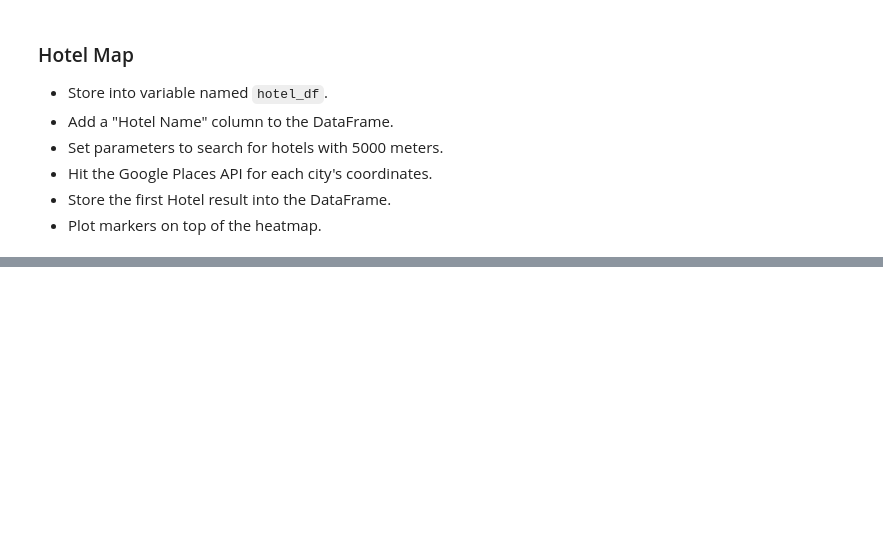
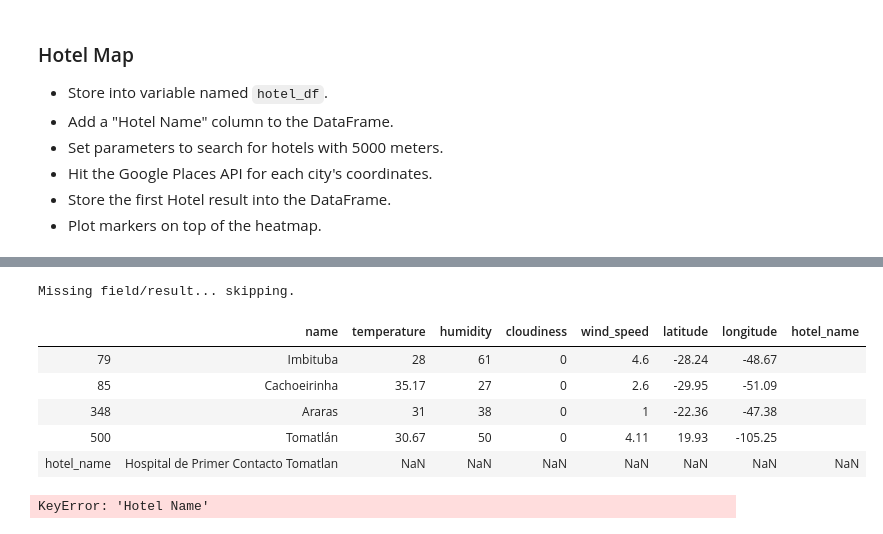
Before and after one commit to jlheen/python-api-challenge, a Jupyter notebook: Code/VacationPy.ipynb, the cells around one changed output, grey strips where cells are left out. Drawn from its saved outputs; the diff is of its cells as text; code cells hidden in the pictures; blank space fills up the shorter version.

```diff
--- a/Code/VacationPy.ipynb
+++ b/Code/VacationPy.ipynb
@@ -104,3 +126,5 @@ ideal_cities.head()
 * Hit the Google Places API for each city's coordinates.
 * Store the first Hotel result into the DataFrame.
 * Plot markers on top of the heatmap.
+# %%
+ideal_df['hotel_name'] = ""
@@ -107,3 +139,52 @@ ideal_cities.head()
+# %%
+## Use the following code to retrieve a hotel in these ideal cities
+
+# params dictionary to update each iteration
+params = {
+    "radius": 50000,
+    "types": "hotel",
+    "key": g_key
+}
+
+# Use the lat/lng we recovered to identify airports
+for index, row in ideal_df.iterrows():
+    # get lat, lng from df
+    lat = row["latitude"]
+    lng = row["longitude"]
+
+    # change location each iteration while leaving original params in place
+    params["location"] = f"{lat},{lng}"
+
+    # Use the search term: "International Airport" and our lat/lng
+    base_url = "https://maps.googleapis.com/maps/api/place/nearbysearch/json"
+
+    # make request and print url
+    name_address = requests.get(base_url, params=params)
+
+#     print the name_address url, avoid doing for public github repos in order to avoid exposing key
+#     print(name_address.url)
+
+    # convert to json
+    name_address = name_address.json()
+    #print(json.dumps(name_address, indent=4, sort_keys=True))
+
+    # Since some data may be missing we incorporate a try-except to skip any that are missing a data point.
+    try:
+        ideal_df.loc["hotel_name"] = name_address['results'][7]
+    except (KeyError, IndexError):
+        print("Missing field/result... skipping.")
+# %% [output]
+Missing field/result... skipping.
+# %%
+# It looks like we may not yet know our hotels!
+ideal_df
+# %% [output]
+|  | name | temperature | humidity | cloudiness | wind_speed | latitude | longitude | hotel_name |
+| 79 | Imbituba | 28 | 61 | 0 | 4.6 | -28.24 | -48.67 |  |
+| 85 | Cachoeirinha | 35.17 | 27 | 0 | 2.6 | -29.95 | -51.09 |  |
+| 348 | Araras | 31 | 38 | 0 | 1 | -22.36 | -47.38 |  |
+| 500 | Tomatlán | 30.67 | 50 | 0 | 4.11 | 19.93 | -105.25 |  |
+| hotel_name | Hospital de Primer Contacto Tomatlan | NaN | NaN | NaN | NaN | NaN | NaN | NaN |
 # %%
 # NOTE: Do not change any of the code in this cell
 
@@ -117,5 +198,7 @@ info_box_template = """
 """
 # Store the DataFrame Row
 # NOTE: be sure to update with your DataFrame name
-hotel_info = [info_box_template.format(**row) for index, row in narrowed_city_df.iterrows()]
-locations = hotel_df[["Lat", "Lng"]]
+hotel_info = [info_box_template.format(**row) for index, row in ideal_df.iterrows()]
+locations = ideal_df[["Lat", "Lng"]]
+# %% [output]
+KeyError: 'Hotel Name'
```
Also changed, not shown: parts of 10 cells of this notebook, 1 other file.
